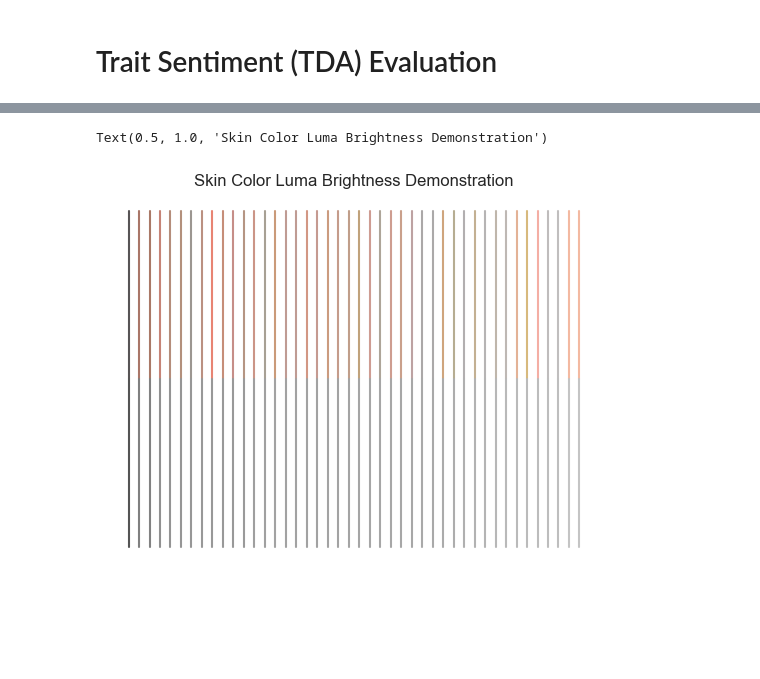
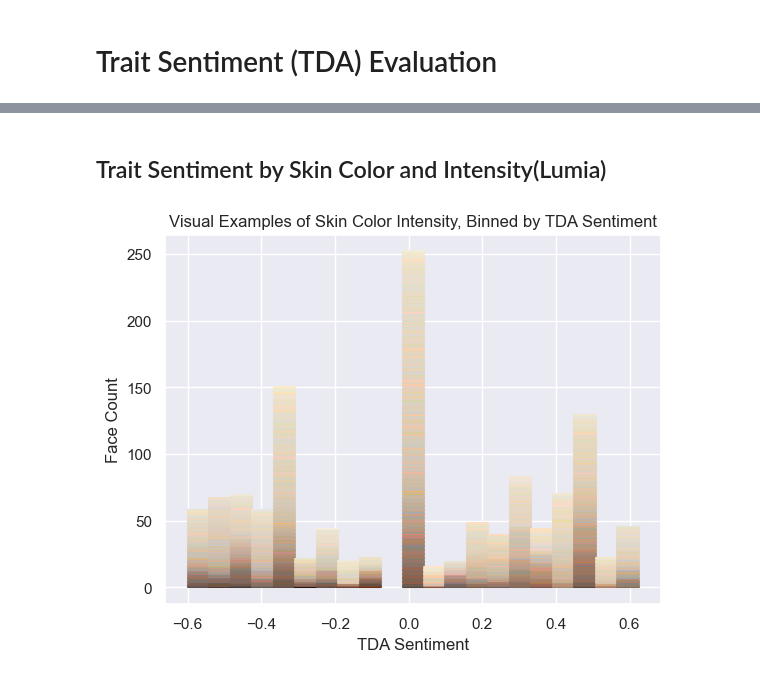
Before and after one commit to TRSS-Research/SAAC, a Jupyter notebook: saac/evaluation/Evaluate Results.ipynb, the cells around one changed output, grey strips where cells are left out. Drawn from its saved outputs; the diff is of its cells as text; code cells hidden in the pictures; blank space fills up the shorter version.

```diff
--- a/saac/evaluation/Evaluate Results.ipynb
+++ b/saac/evaluation/Evaluate Results.ipynb
@@ -62,33 +75,13 @@ sns.displot(data=tda_res, x="tda_compound", hue="gender_detected_val", kind="kde
-# %%
-## Visual test of RGB skin color intensity sorting
-fig, ax1 = plt.subplots(1, 1)
-
-sorted_rgb = rgb_sorter(tda_res['skin color'].apply(eval))
-x_vals = np.linspace(0, len(sorted_rgb))
-
-for x, c in enumerate(sorted_rgb):
-    plt.plot(x*np.ones(2), [1, 2], color=np.array(c)/255)
-    plt.plot(x*np.ones(2), [0, 1], color=rgb_intensity(c)*np.ones(3)/255)
-
-ax1.axis('off')
-ax1.set_title("Skin Color Luma Brightness Demonstration")
-
-# fig2, ax2 = plt.subplots(3, 1)
-
-# sorted_rgb_neg = rgb_sorter(tda_res[tda_res['tda_compound'] < 0]['skincolor'].apply(eval))
-# sorted_rgb_neu = rgb_sorter(tda_res[tda_res['tda_compound'] == 0]['skincolor'].apply(eval))
-# sorted_rgb_pos = rgb_sorter(tda_res[tda_res['tda_compound'] > 0]['skincolor'].apply(eval))
-
-# x_vals_neg = np.linspace(0, len(sorted_rgb_neg))
-# x_vals_neu = np.linspace(0, len(sorted_rgb_neu))
-# x_vals_pos = np.linspace(0, len(sorted_rgb_pos))
-
-# for x, c in enumerate(sorted_rgb_neg):
-#     ax2[0].plot(x*np.ones(2), [0, 1], color=np.array(c)/255)
-# for x, c in enumerate(sorted_rgb_neu):
-#     ax2[1].plot(x*np.ones(2), [0, 1], color=np.array(c)/255)
-# for x, c in enumerate(sorted_rgb_pos):
-#     ax2[2].plot(x*np.ones(2), [0, 1], color=np.array(c)/255)
-# %% [output]
-Text(0.5, 1.0, 'Skin Color Luma Brightness Demonstration')
-[figure, removed]
+# %% [markdown]
+## Trait Sentiment by Skin Color and Intensity(Lumia)
+# %%
+## Visual demonstration of intensity sorted by trait sentiment bin
+
+rgb_histogram(tda_res,'tda_compound',
+              'skin color',
+              n_bins=21,
+              x_label='TDA Sentiment',
+              y_label='Face Count',
+              title='Visual Examples of Skin Color Intensity, Binned by TDA Sentiment')
+# %% [output]
+[figure, added]
```
Also changed, not shown: parts of 32 cells of this notebook.
